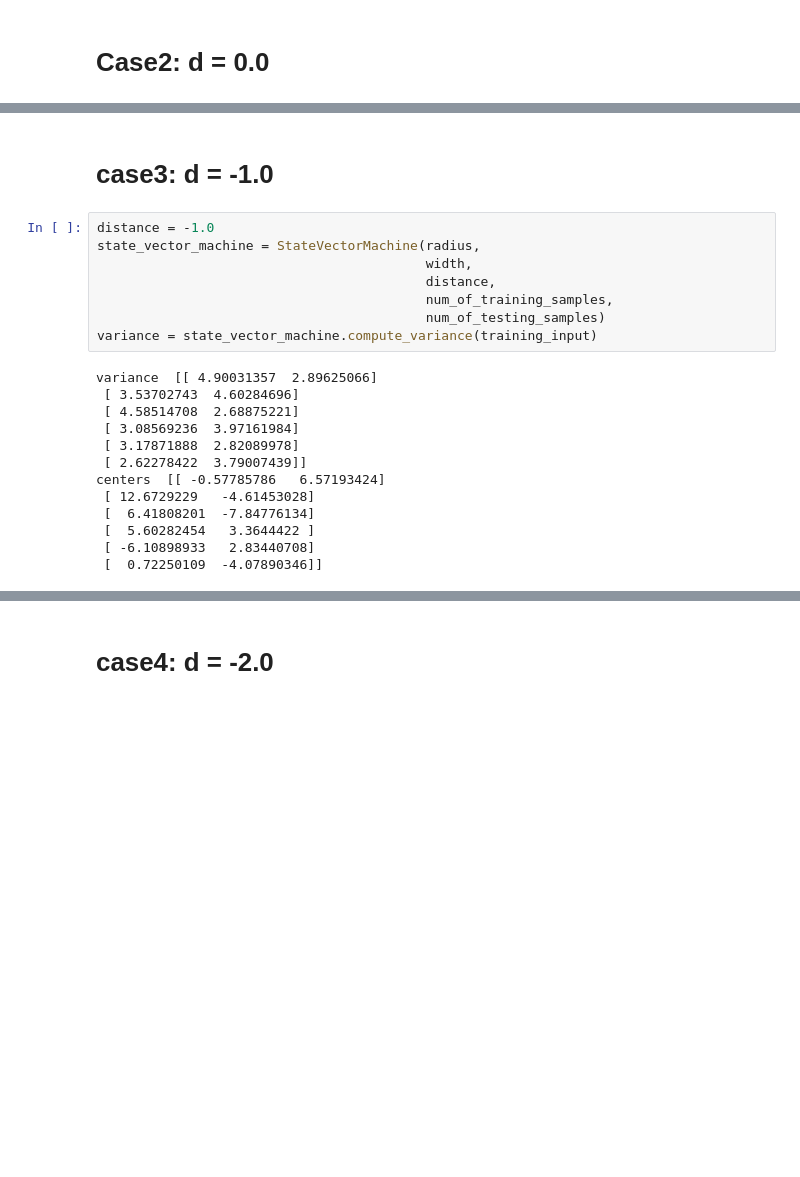
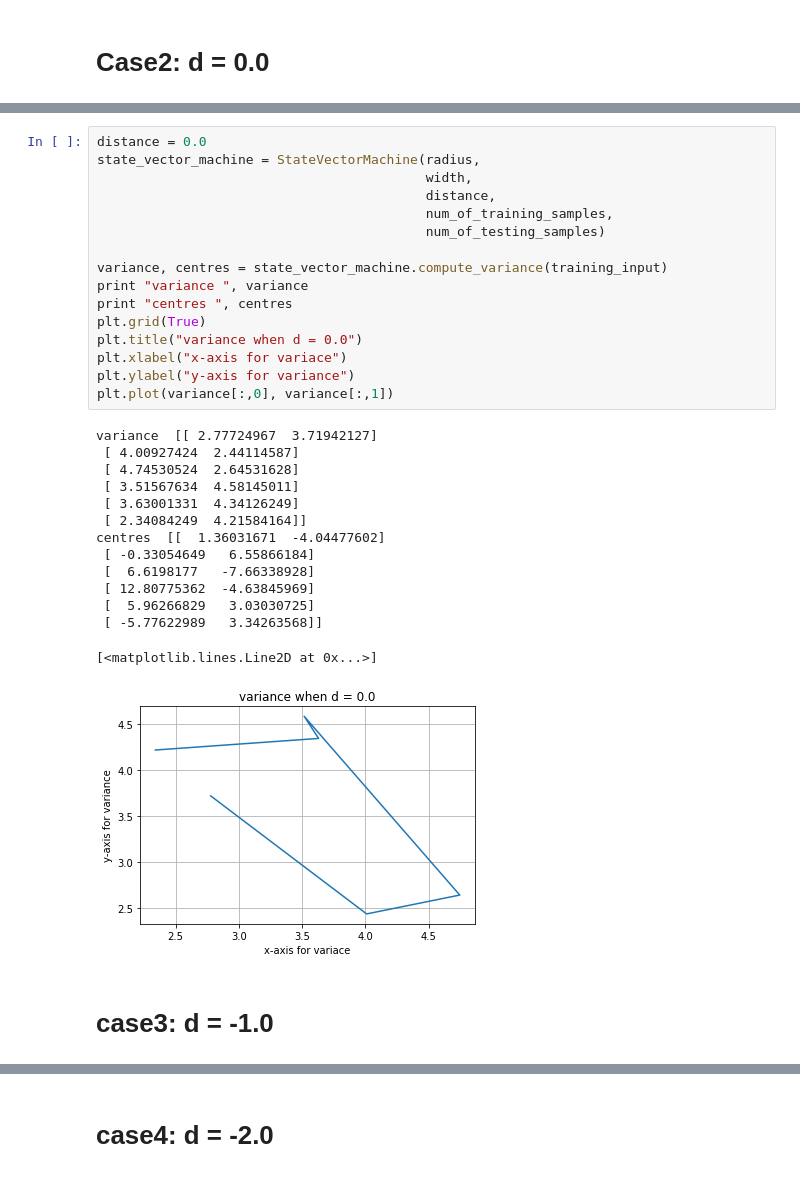
Before and after one commit to rameshjes/neural-network, a Jupyter notebook: assignment08/ramesh/Assignment_08.ipynb, the cells around one changed output, grey strips where cells are left out. Drawn from its saved outputs; the diff is of its cells as text; blank space fills up the shorter version.

```diff
--- a/assignment08/ramesh/Assignment_08.ipynb
+++ b/assignment08/ramesh/Assignment_08.ipynb
@@ -162,23 +149,33 @@ centers  [[ 12.6729229   -4.61453028]
+# %%
+distance = 0.0
+state_vector_machine = StateVectorMachine(radius,
+                                          width,
+                                          distance,
+                                          num_of_training_samples,
+                                          num_of_testing_samples)
+
+variance, centres = state_vector_machine.compute_variance(training_input)
+print "variance ", variance
+print "centres ", centres
+plt.grid(True)
+plt.title("variance when d = 0.0")
+plt.xlabel("x-axis for variace")
+plt.ylabel("y-axis for variance")
+plt.plot(variance[:,0], variance[:,1])
+# %% [output]
+variance  [[ 2.77724967  3.71942127]
+ [ 4.00927424  2.44114587]
+ [ 4.74530524  2.64531628]
+ [ 3.51567634  4.58145011]
+ [ 3.63001331  4.34126249]
+ [ 2.34084249  4.21584164]]
+centres  [[  1.36031671  -4.04477602]
+ [ -0.33054649   6.55866184]
+ [  6.6198177   -7.66338928]
+ [ 12.80775362  -4.63845969]
+ [  5.96266829   3.03030725]
+ [ -5.77622989   3.34263568]]
+[<matplotlib.lines.Line2D at 0x...>]
+[figure, added]
 # %% [markdown]
 # case3: d = -1.0
-# %%
-distance = -1.0
-state_vector_machine = StateVectorMachine(radius,
-                                          width,
-                                          distance,
-                                          num_of_training_samples,
-                                          num_of_testing_samples)
-variance = state_vector_machine.compute_variance(training_input)
-# %% [output]
-variance  [[ 4.90031357  2.89625066]
- [ 3.53702743  4.60284696]
- [ 4.58514708  2.68875221]
- [ 3.08569236  3.97161984]
- [ 3.17871888  2.82089978]
- [ 2.62278422  3.79007439]]
-centers  [[ -0.57785786   6.57193424]
- [ 12.6729229   -4.61453028]
- [  6.41808201  -7.84776134]
- [  5.60282454   3.3644422 ]
- [ -6.10898933   2.83440708]
- [  0.72250109  -4.07890346]]
```
Also changed, not shown: parts of 16 cells of this notebook, 2 other files.
